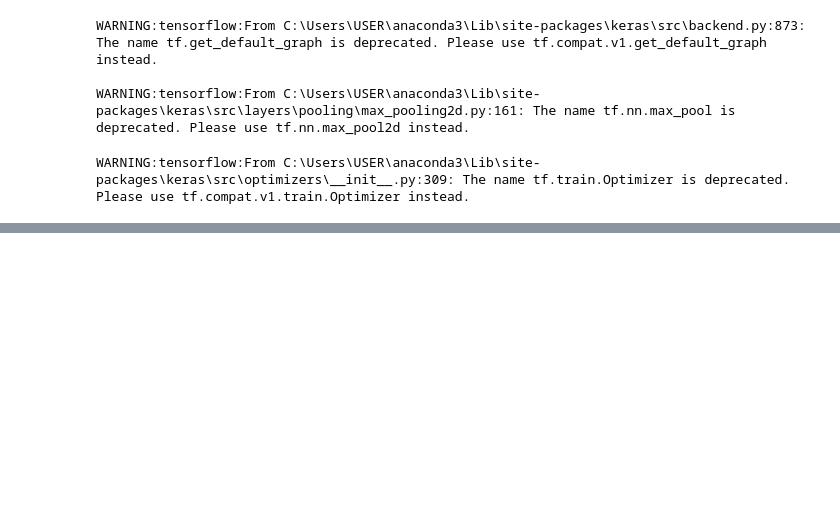
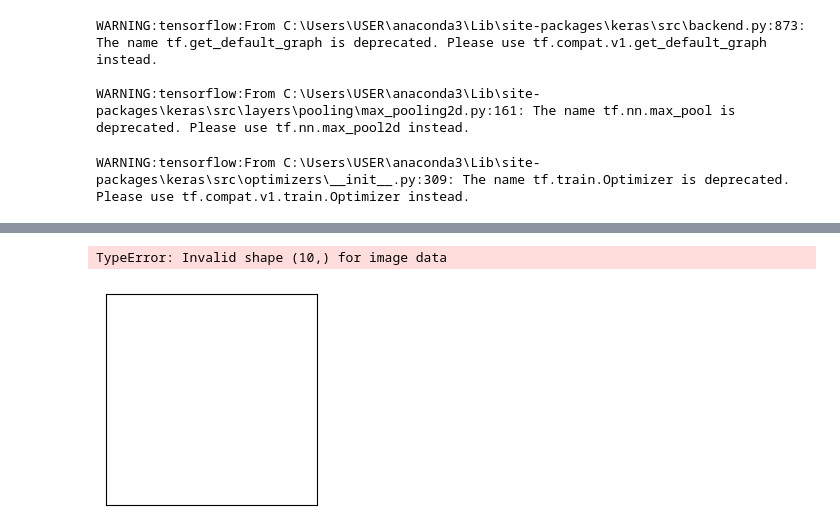
Before and after one commit to Fola-subomi/Deep_Learning_Projects, a Jupyter notebook: Fashion_MNIST_classifier/Fashion_mnist.ipynb, the cells around one changed output, grey strips where cells are left out. Saved outputs shown, nothing was run; the diff lists cells and outputs as text; code cells hidden in the pictures; blank space fills up the shorter version.

```diff
--- a/Fashion_MNIST_classifier/Fashion_mnist.ipynb
+++ b/Fashion_MNIST_classifier/Fashion_mnist.ipynb
@@ -141,8 +149,11 @@ def plot_value_array(i, predictions_array, true_label):
 # %%
 i = 0
 plt.figure(figsize=(6,3))
 plt.subplot(1,2,1)
-plot_image(i, predictions[i], y_test, y_test)
+plot_image(i, predictions[i], x_test, y_test)
 plt.subplot(1,2,2)
 plot_value_array(i, predictions[i],  y_test)
 plt.show()
+# %% [output]
+TypeError: Invalid shape (10,) for image data
+[figure, added]
```
Also changed, not shown: parts of 4 cells of this notebook.
